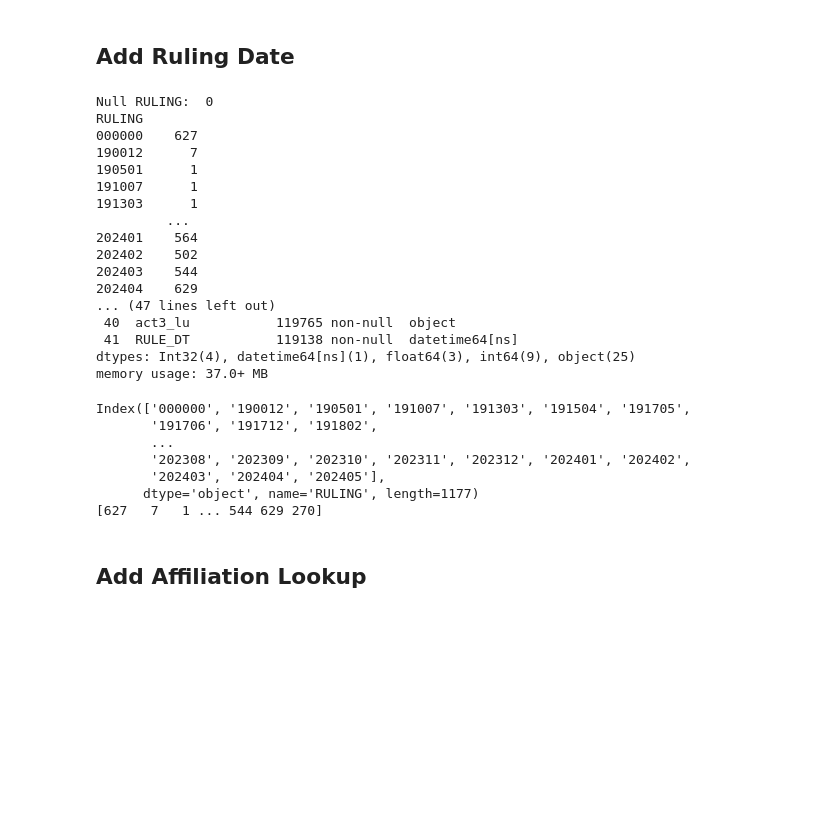
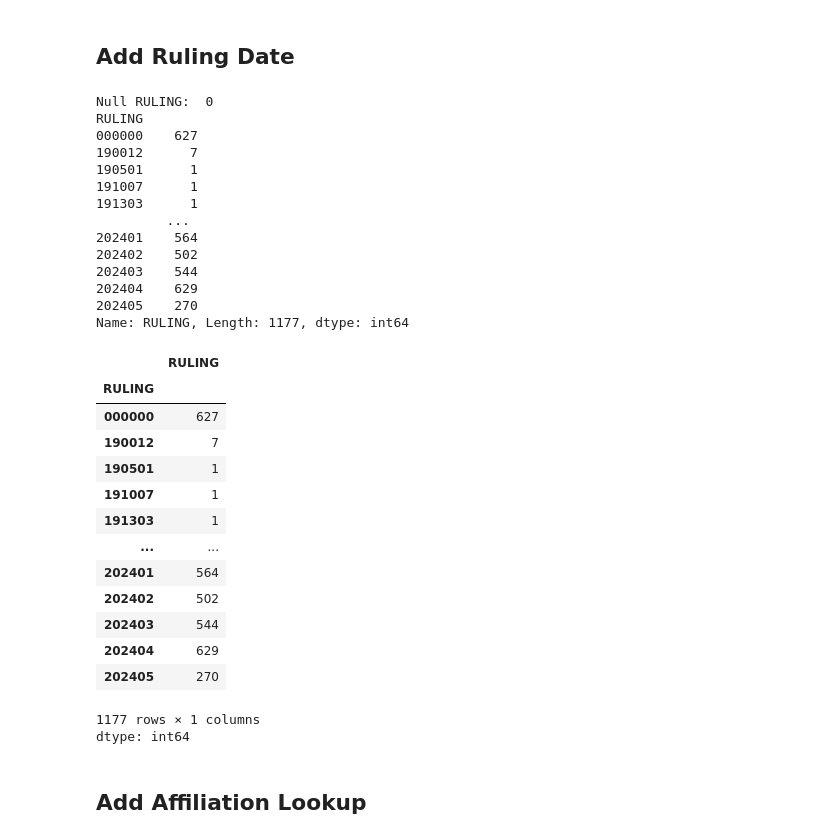
Before and after one commit to johnzelson/nonprofits-colab, a Jupyter notebook: S1_IRS_BMF.ipynb, the cells around one changed output. Saved outputs shown, nothing was run; the diff lists cells and outputs as text; code cells hidden in the pictures; blank space fills up the shorter version.

```diff
--- a/S1_IRS_BMF.ipynb
+++ b/S1_IRS_BMF.ipynb
@@ -479,15 +459,13 @@ display(df)
 # option2 split into year month columns
 
 # for now, just do datetime, see how it affects graphing
-# info
+# Review data
 print ("Null RULING: ", df['RULING'].isnull().sum())
 print (df['RULING'].groupby(df['RULING']).count())
 
-#df_cons['YYYYMM'] = pd.to_datetime(df_cons['YYYYMM'], format='%Y%m', errors='coerce').dropna()
-
 df['RULE_DT'] = pd.to_datetime(df['RULING'], format='%Y%m', errors='coerce').dropna()
 
-df.info()
+# df.info()
 
 # option 2 splitting
 # df.loc[:, "RULING_YR"] = df.RULING.str.slice(start=0, stop=4)
@@ -505,25 +483,32 @@ RULING
 202402    502
 202403    544
 202404    629
-... (47 lines left out)
- 40  act3_lu           119765 non-null  object
- 41  RULE_DT           119138 non-null  datetime64[ns]
-dtypes: Int32(4), datetime64[ns](1), float64(3), int64(9), object(25)
-memory usage: 37.0+ MB
+202405    270
+Name: RULING, Length: 1177, dtype: int64
 # %%
 # --- quick checks ---
 result = df['RULING'].groupby(df['RULING']).count()
 
-print (result.index)
-print (result.values)
+display(result)
+
+#print (result.index)
+#print (result.values)
 # %% [output]
+|  | RULING |
+| RULING |  |
+| 000000 | 627 |
+| 190012 | 7 |
+| 190501 | 1 |
+| 191007 | 1 |
+| 191303 | 1 |
+| ... | ... |
+| 202401 | 564 |
+| 202402 | 502 |
+| 202403 | 544 |
+| 202404 | 629 |
+| 202405 | 270 |
-Index(['000000', '190012', '190501', '191007', '191303', '191504', '191705',
-       '191706', '191712', '191802',
-       ...
-       '202308', '202309', '202310', '202311', '202312', '202401', '202402',
-       '202403', '202404', '202405'],
-      dtype='object', name='RULING', length=1177)
-[627   7   1 ... 544 629 270]
+1177 rows × 1 columns
+dtype: int64
 # %% [markdown]
 ## Add Affiliation Lookup
 # %%
```
Also changed, not shown: parts of 28 cells of this notebook.
